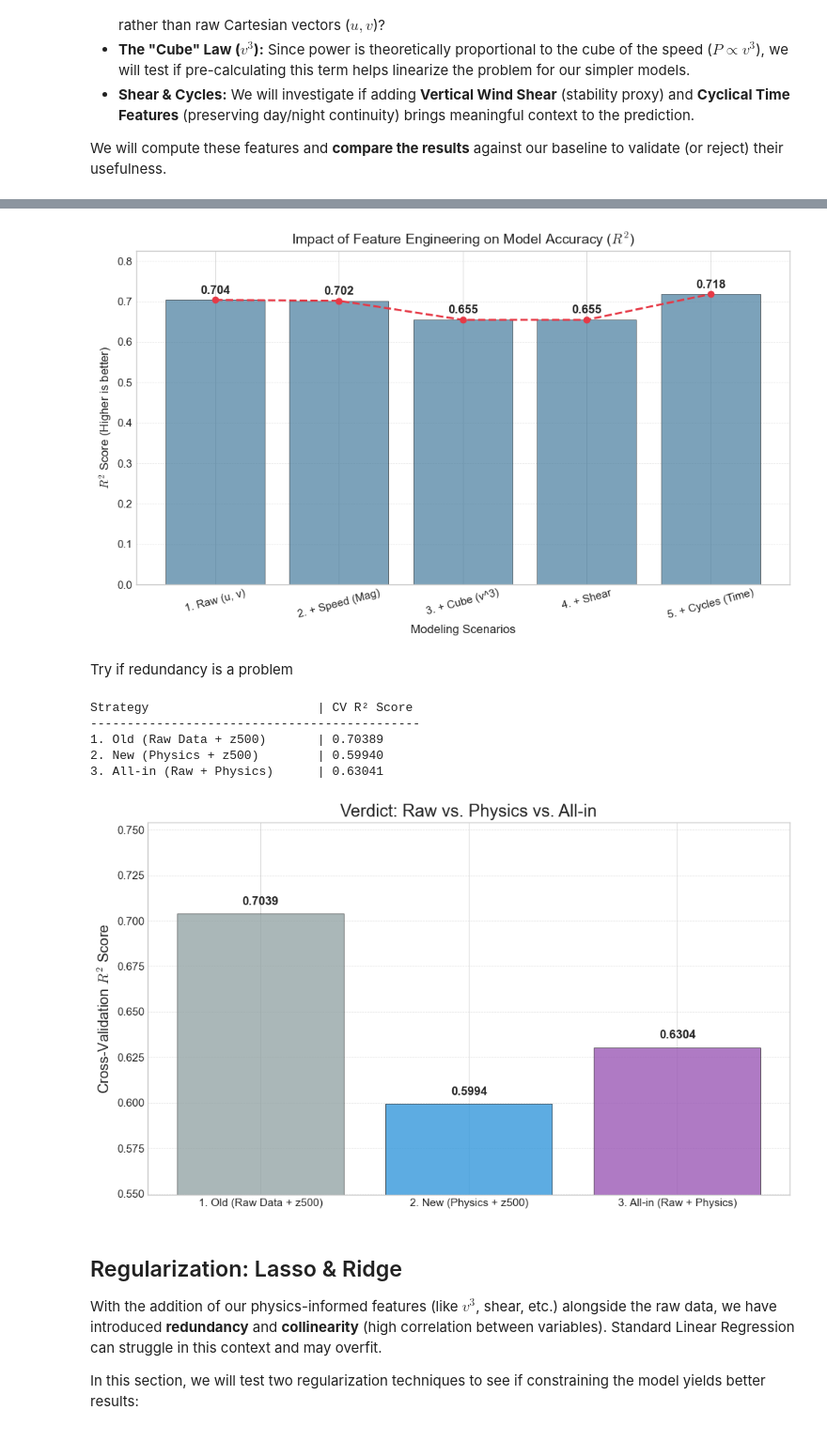
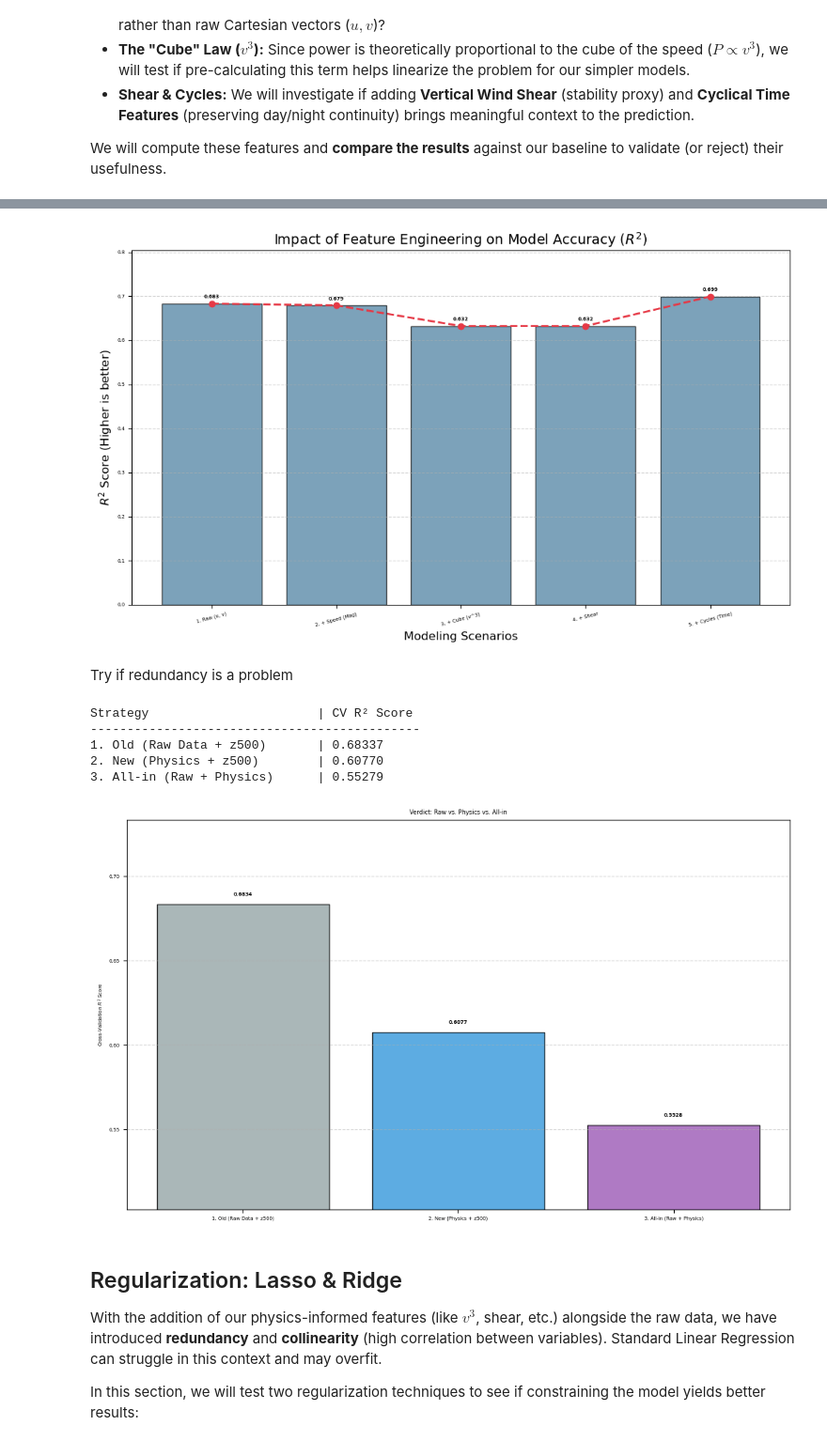
Before and after one commit to Amaury-lbn/Machine_learning_for_cliamte, a Jupyter notebook: project_vre.ipynb, the cells around one changed output, grey strips where cells are left out. Shown: that part at 94% size. Drawn from its saved outputs; the diff is of its cells as text; code cells hidden in the pictures.

```diff
--- a/project_vre.ipynb
+++ b/project_vre.ipynb
@@ -241,18 +359,3 @@ plt.title('Capacity factor')
 R2 cross validation: 0.6833716962556348
 Text(0.5, 1.0, 'Capacity factor')
 [figure]
-# %%
-from sklearn.preprocessing import StandardScaler
-from sklearn.linear_model import LinearRegression
-
-
-X_train = df_grand_est['height_500'].values[:,None]
-y_train = df_grand_est['capacityfactor_wind_onshore'].values
-
-reg = LinearRegression(fit_intercept=True)
-
-reg.fit(X_train, y_train)
-
-print("R2 :", reg.score(X_train, y_train))
-print("Intercept :", reg.intercept_)
-print("Coefficients :", reg.coef_)
@@ -360,7 +459,7 @@ for name, features in scenarios:
     reg.fit(X_scaled, y)
 
     # 4. Score
-    r2 = cross_val_score(reg, X_scaled, y, cv=5, scoring='r2').mean()
+    r2 = cross_val_score(reg, X_scaled, y, cv=6, scoring='r2').mean()
     scores.append(r2)
     names.append(name)
 
@@ -387,7 +486,7 @@ plt.xticks(rotation=15) # Pencher le texte pour qu'il soit lisible
 plt.tight_layout()
 plt.show()
 # %% [output]
-[figure, old version]
+[figure, new version]
 # %% [markdown]
 Try if redundancy is a problem
 # %%
@@ -440,41 +539,41 @@ for name, features in strategies:
     reg = LinearRegression()
 
     # Evaluation (Moyenne de 5 tests)
-    cv_scores = cross_val_score(reg, X_scaled, y, cv=5, scoring='r2')
+    cv_scores = cross_val_score(reg, X_scaled, y, cv=6, scoring='r2')
     mean_score = cv_scores.mean()
 
     scores.append(mean_score)
     names.append(name)
 
     print(f"{name:<30} | {mean_score:.5f}")
 
 
 plt.figure(figsize=(10, 6))
 
 # Couleurs : Gris (Base), Bleu (Physique), Violet (Tout)
 colors = ['#95a5a6', '#3498db', '#9b59b6']
 bars = plt.bar(names, scores, color=colors, edgecolor='black', alpha=0.8)
 
 # Zoom
 plt.ylim(min(scores) - 0.05, max(scores) + 0.05)
 plt.ylabel("Cross-Validation $R^2$ Score")
 plt.title("Verdict: Raw vs. Physics vs. All-in")
 plt.grid(axis='y', linestyle='--', alpha=0.5)
 
 # Affichage des valeurs exactes sur les barres
 for bar in bars:
     yval = bar.get_height()
     plt.text(bar.get_x() + bar.get_width()/2, yval + 0.005, f"{yval:.4f}", ha='center', fontweight='bold')
 
 plt.tight_layout()
 plt.show()
 # %% [output]
 Strategy                       | CV R² Score
 ---------------------------------------------
-1. Old (Raw Data + z500)       | 0.70389
-2. New (Physics + z500)        | 0.59940
-3. All-in (Raw + Physics)      | 0.63041
+1. Old (Raw Data + z500)       | 0.68337
+2. New (Physics + z500)        | 0.60770
+3. All-in (Raw + Physics)      | 0.55279
-[figure, old version]
+[figure, new version]
 # %% [markdown]
 ##  Regularization: Lasso & Ridge
 
```
Also changed, not shown: parts of 14 cells of this notebook.
